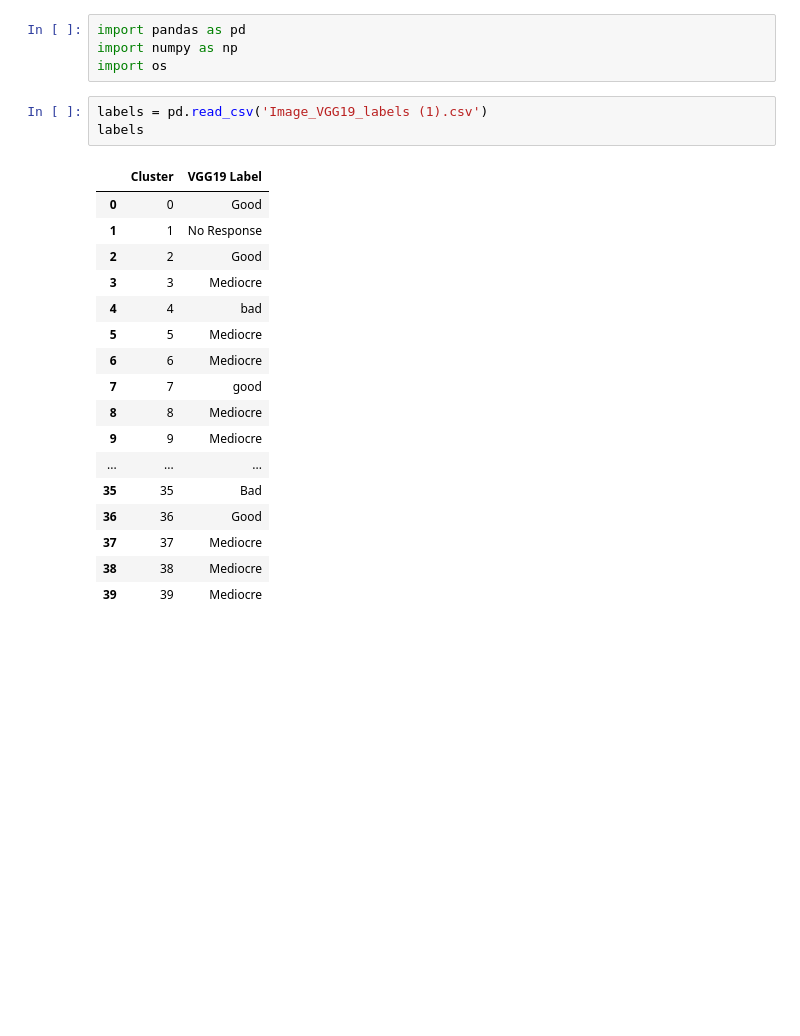
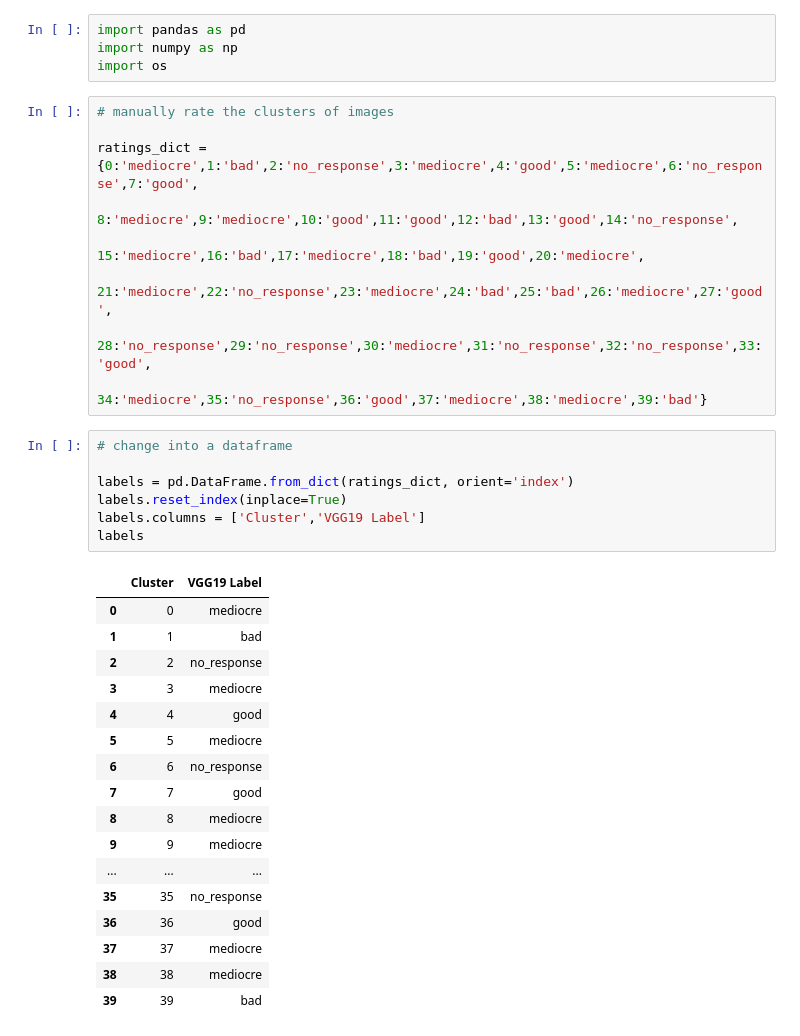
Before and after one commit to rohitduvadie/Capstone, a Jupyter notebook: Exploratory/Labeling, visualizations, and analysis/Labels.ipynb, the cells around one changed output. Drawn from its saved outputs; the diff is of its cells as text; blank space fills up the shorter version.

```diff
--- a/Exploratory/Labeling, visualizations, and analysis/Labels.ipynb
+++ b/Exploratory/Labeling, visualizations, and analysis/Labels.ipynb
@@ -3,24 +3,37 @@ import pandas as pd
 import numpy as np
 import os
 # %%
-labels = pd.read_csv('Image_VGG19_labels (1).csv')
-labels
+# manually rate the clusters of images
+
+ratings_dict = {0:'mediocre',1:'bad',2:'no_response',3:'mediocre',4:'good',5:'mediocre',6:'no_response',7:'good',
+                8:'mediocre',9:'mediocre',10:'good',11:'good',12:'bad',13:'good',14:'no_response',
+                15:'mediocre',16:'bad',17:'mediocre',18:'bad',19:'good',20:'mediocre',
+                21:'mediocre',22:'no_response',23:'mediocre',24:'bad',25:'bad',26:'mediocre',27:'good',
+                28:'no_response',29:'no_response',30:'mediocre',31:'no_response',32:'no_response',33:'good',
+                34:'mediocre',35:'no_response',36:'good',37:'mediocre',38:'mediocre',39:'bad'}
-# %% [output]
-|  | Cluster | VGG19 Label |
-| 0 | 0 | Good |
-| 1 | 1 | No Response |
-| 2 | 2 | Good |
-| 3 | 3 | Mediocre |
-| 4 | 4 | bad |
-| 5 | 5 | Mediocre |
-| 6 | 6 | Mediocre |
-| 7 | 7 | good |
-| 8 | 8 | Mediocre |
-| 9 | 9 | Mediocre |
-| ... | ... | ... |
-| 35 | 35 | Bad |
-| 36 | 36 | Good |
-| 37 | 37 | Mediocre |
-| 38 | 38 | Mediocre |
-| 39 | 39 | Mediocre |
+# %%
+# change into a dataframe
+
+labels = pd.DataFrame.from_dict(ratings_dict, orient='index')
+labels.reset_index(inplace=True)
+labels.columns = ['Cluster','VGG19 Label']
+labels
+# %% [output]
+|  | Cluster | VGG19 Label |
+| 0 | 0 | mediocre |
+| 1 | 1 | bad |
+| 2 | 2 | no_response |
+| 3 | 3 | mediocre |
+| 4 | 4 | good |
+| 5 | 5 | mediocre |
+| 6 | 6 | no_response |
+| 7 | 7 | good |
+| 8 | 8 | mediocre |
+| 9 | 9 | mediocre |
+| ... | ... | ... |
+| 35 | 35 | no_response |
+| 36 | 36 | good |
+| 37 | 37 | mediocre |
+| 38 | 38 | mediocre |
+| 39 | 39 | bad |
 # %%
```
Also changed, not shown: parts of 8 cells of this notebook.
